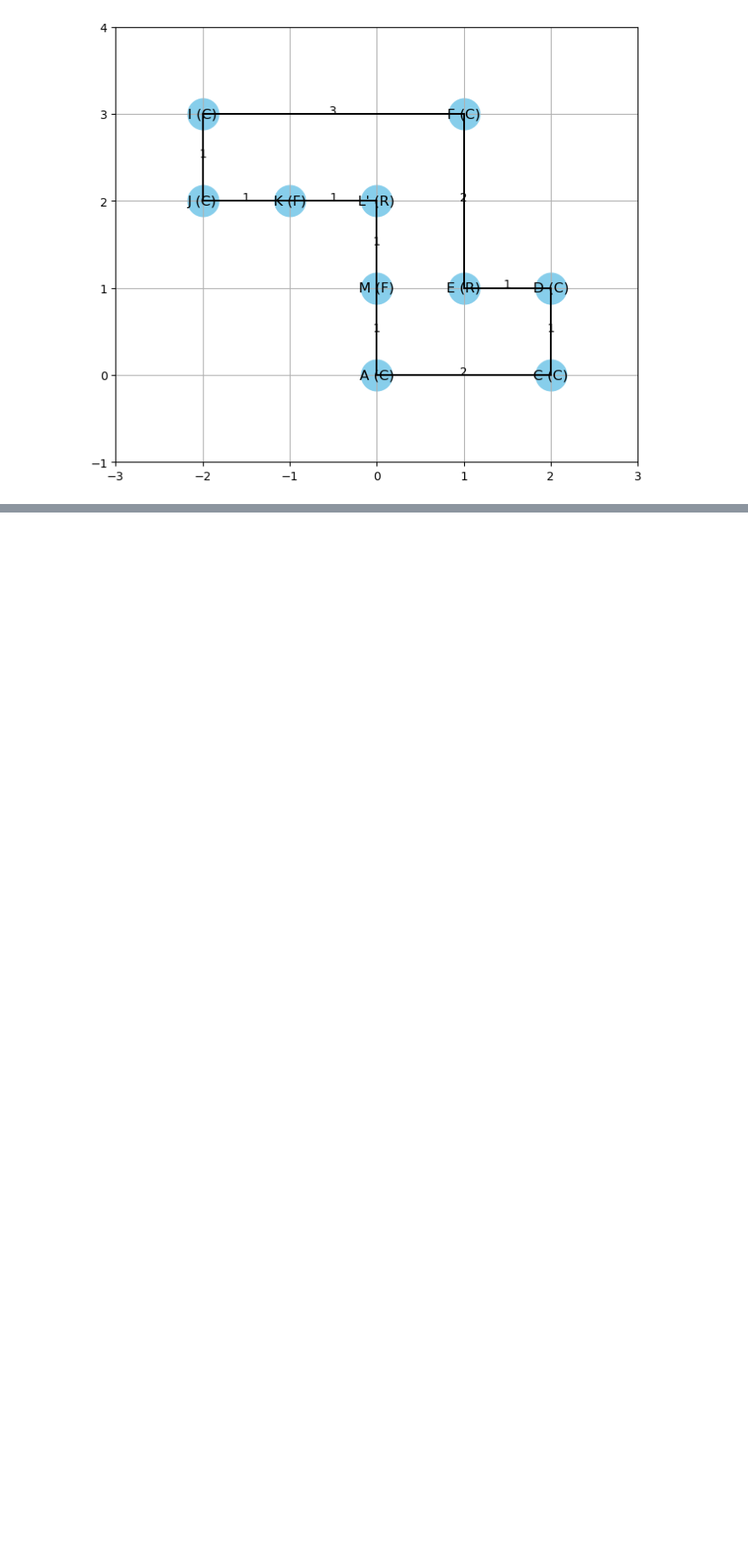
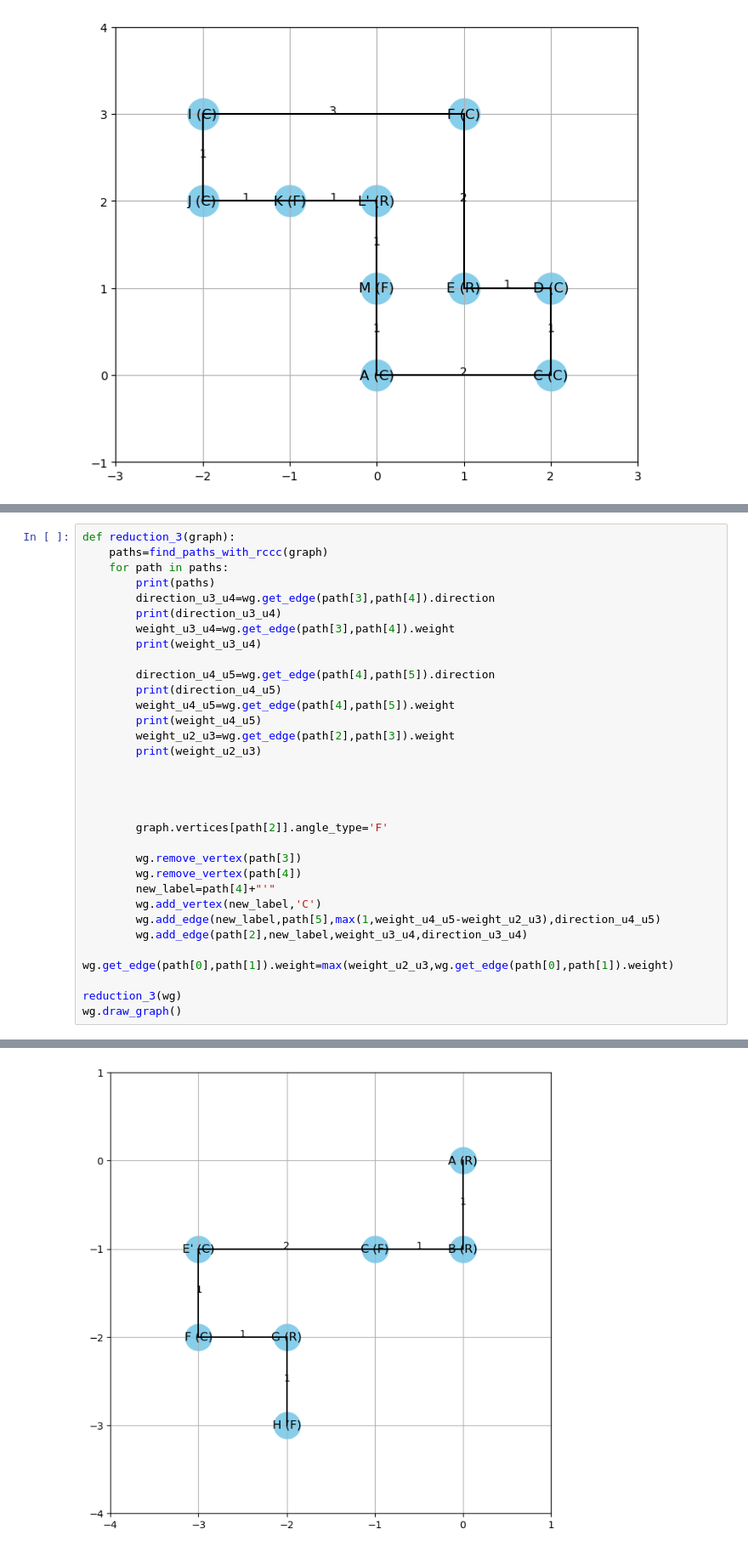
Before and after one commit to KislayTandon22/Graph-Orthogonal-Visualization, a Jupyter notebook: Graph Visualizer/drawing.ipynb, the cells around one changed output, grey strips where cells are left out. Shown: that part at 85% size. Drawn from its saved outputs; the diff is of its cells as text; blank space fills up the shorter version.

Commit message:
Reduction 3 working

```diff
--- a/Graph Visualizer/drawing.ipynb
+++ b/Graph Visualizer/drawing.ipynb
@@ -500,0 +559,33 @@ wg.draw_graph()
+# %%
+def reduction_3(graph):
+    paths=find_paths_with_rccc(graph)
+    for path in paths:
+        print(paths)
+        direction_u3_u4=wg.get_edge(path[3],path[4]).direction
+        print(direction_u3_u4)
+        weight_u3_u4=wg.get_edge(path[3],path[4]).weight
+        print(weight_u3_u4)
+
+        direction_u4_u5=wg.get_edge(path[4],path[5]).direction
+        print(direction_u4_u5)
+        weight_u4_u5=wg.get_edge(path[4],path[5]).weight
+        print(weight_u4_u5)
+        weight_u2_u3=wg.get_edge(path[2],path[3]).weight
+        print(weight_u2_u3)
+
+
+
+
+        graph.vertices[path[2]].angle_type='F'
+
+        wg.remove_vertex(path[3])
+        wg.remove_vertex(path[4])
+        new_label=path[4]+"'"
+        wg.add_vertex(new_label,'C')
+        wg.add_edge(new_label,path[5],max(1,weight_u4_u5-weight_u2_u3),direction_u4_u5)
+        wg.add_edge(path[2],new_label,weight_u3_u4,direction_u3_u4)
+        wg.get_edge(path[0],path[1]).weight=max(weight_u2_u3,wg.get_edge(path[0],path[1]).weight)
+
+reduction_3(wg)
+wg.draw_graph()
+# %% [output]
@@ -500,0 +598 @@ wg.draw_graph()
+[figure, added]
```
Also changed, not shown: parts of 4 cells of this notebook.
